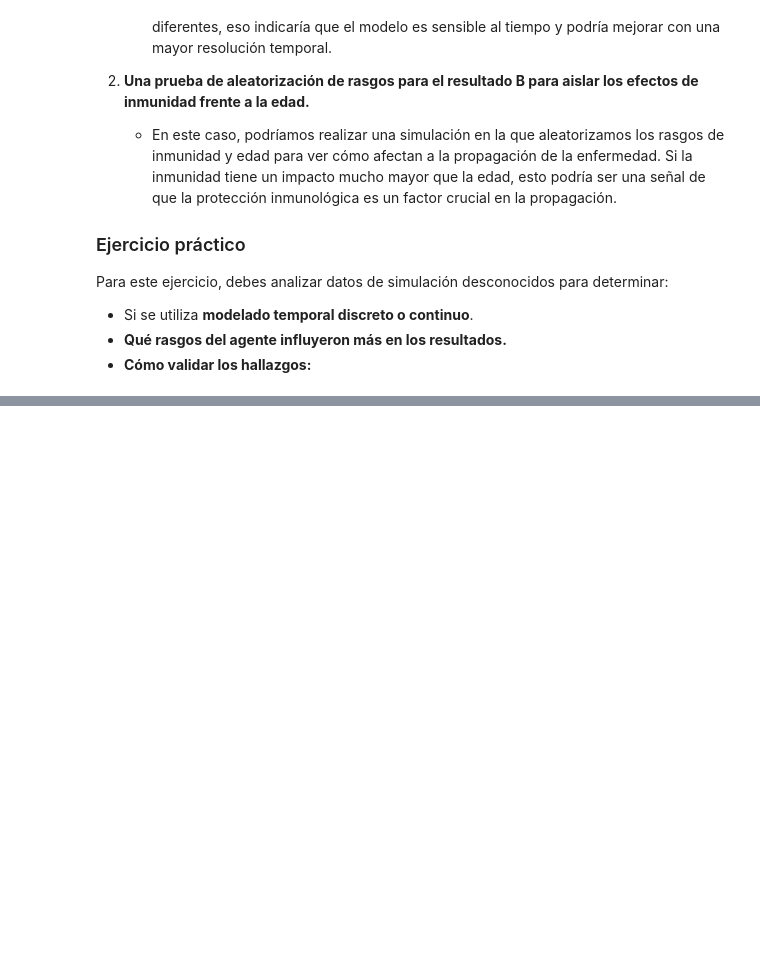
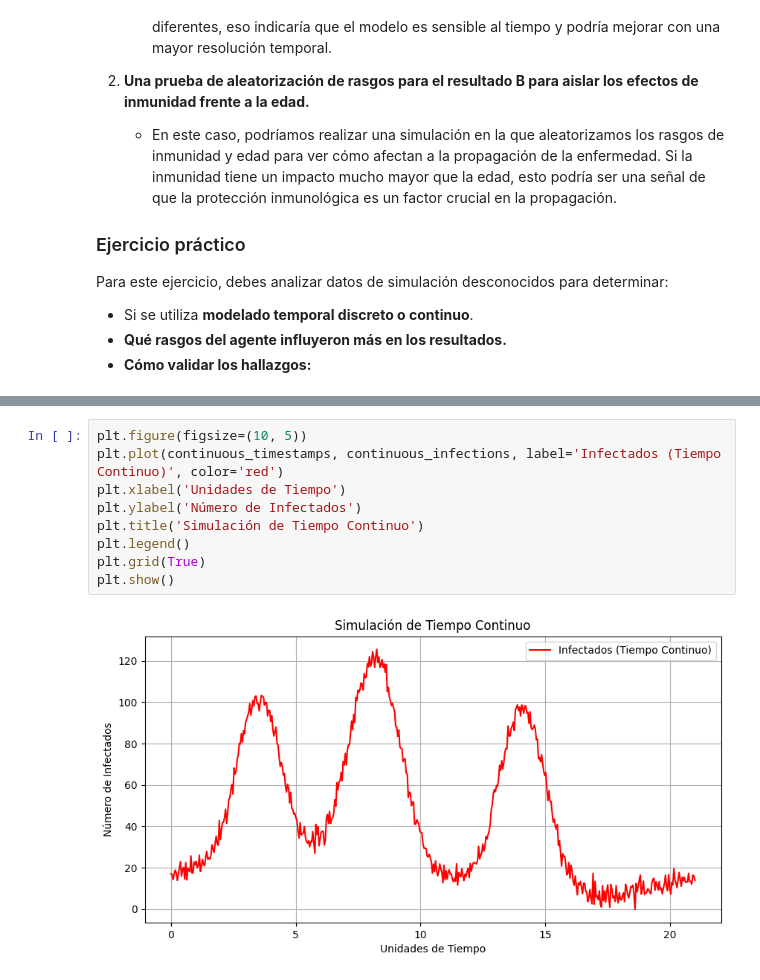
Before and after one commit to michellemej22596/lab4-Modelacion, a Jupyter notebook: Ejercicio4.ipynb, the cells around one changed output, grey strips where cells are left out. Cells and saved outputs as stored; diff of their text form; blank space fills up the shorter version.

```diff
--- a/Ejercicio4.ipynb
+++ b/Ejercicio4.ipynb
@@ -102,0 +176,11 @@ Para este ejercicio, debes analizar datos de simulación desconocidos para deter
+# %%
+plt.figure(figsize=(10, 5))
+plt.plot(continuous_timestamps, continuous_infections, label='Infectados (Tiempo Continuo)', color='red')
+plt.xlabel('Unidades de Tiempo')
+plt.ylabel('Número de Infectados')
+plt.title('Simulación de Tiempo Continuo')
+plt.legend()
+plt.grid(True)
+plt.show()
+# %% [output]
+[figure, added]
```
Also changed, not shown: parts of 27 cells of this notebook.
